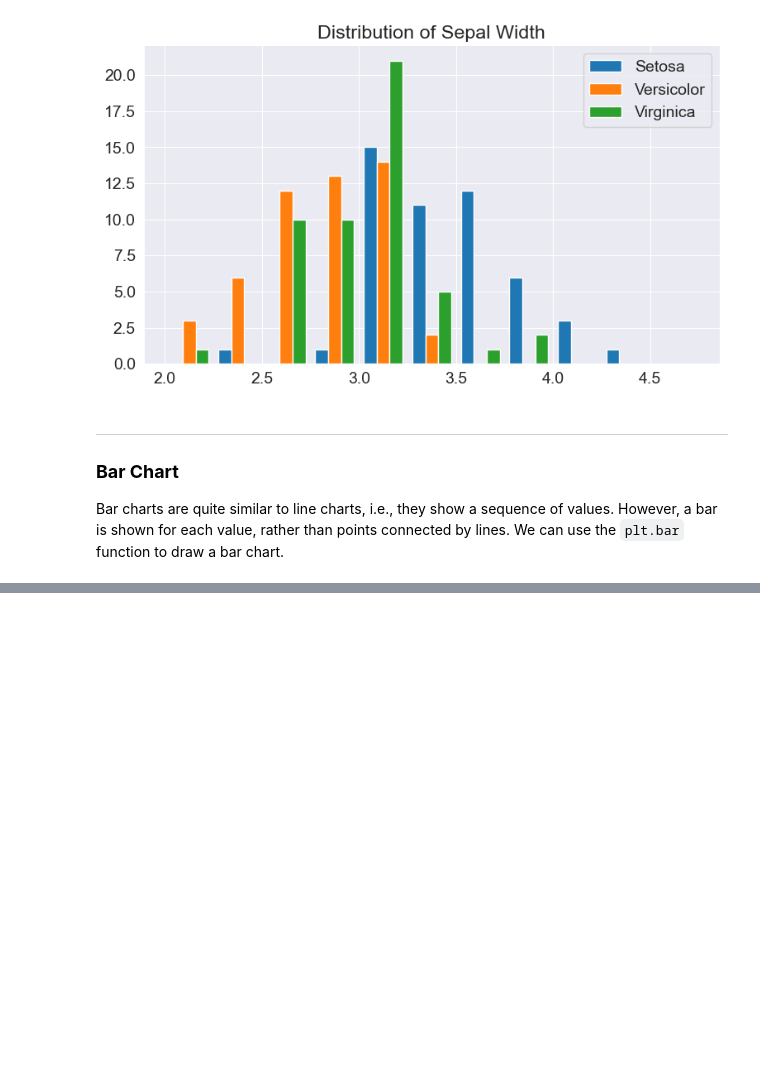
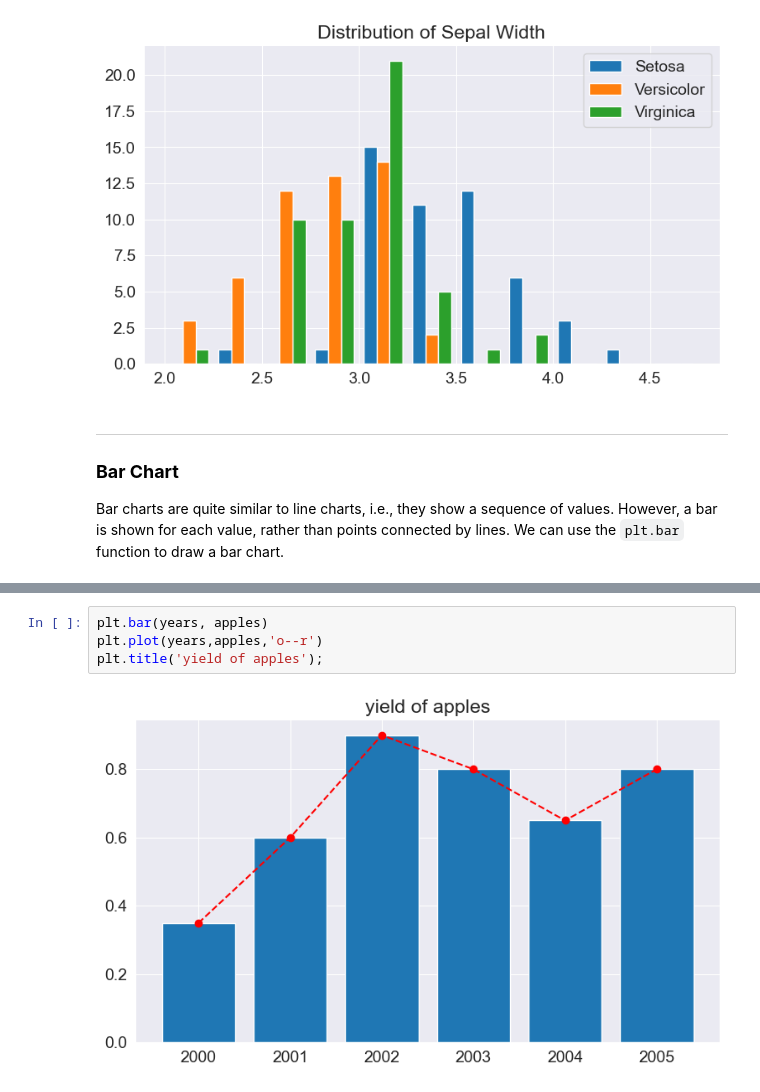
Before and after one commit to vtandon1204/Data-Analysis-and-Visualization, a Jupyter notebook: Matplotlib & Seaborn/matplotlib(freecodecamp).ipynb, the cells around one changed output, grey strips where cells are left out. Cells and saved outputs as stored; diff of their text form; blank space fills up the shorter version.

```diff
--- a/Matplotlib/matplotlib(freecodecamp).ipynb
+++ b/Matplotlib & Seaborn/matplotlib(freecodecamp).ipynb
@@ -379,0 +394,6 @@ Bar charts are quite similar to line charts, i.e., they show a sequence of value
+# %%
+plt.bar(years, apples)
+plt.plot(years,apples,'o--r')
+plt.title('yield of apples');
+# %% [output]
+[figure, added]
```
Also changed, not shown: parts of 28 cells of this notebook, 3 other files.
